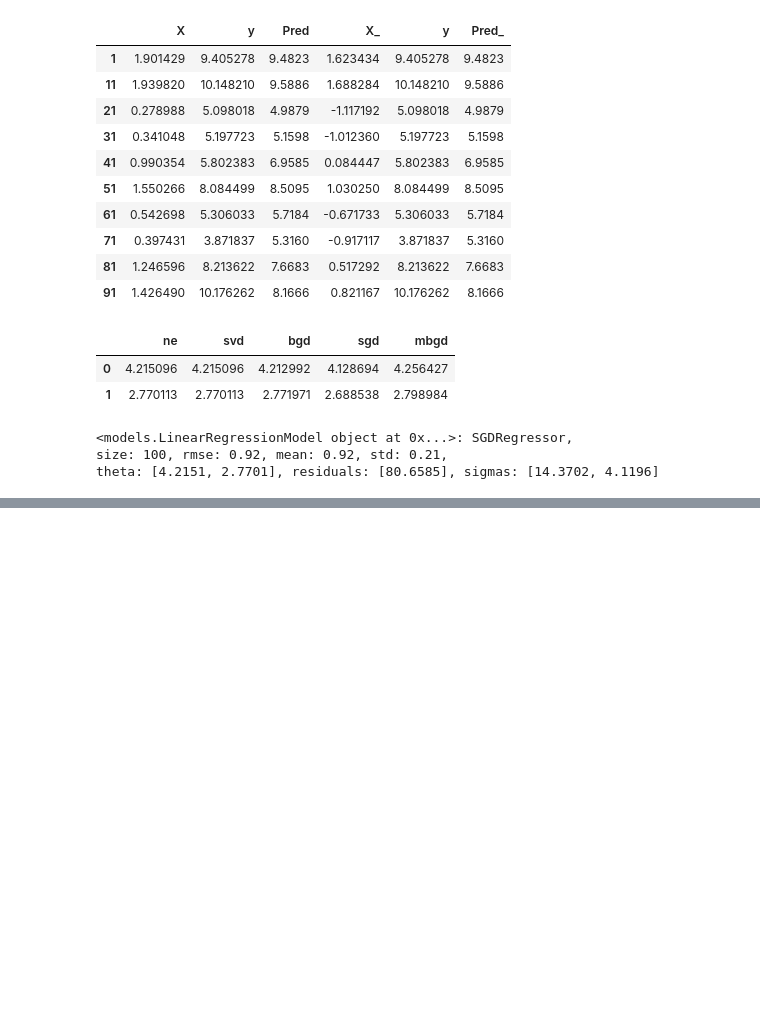
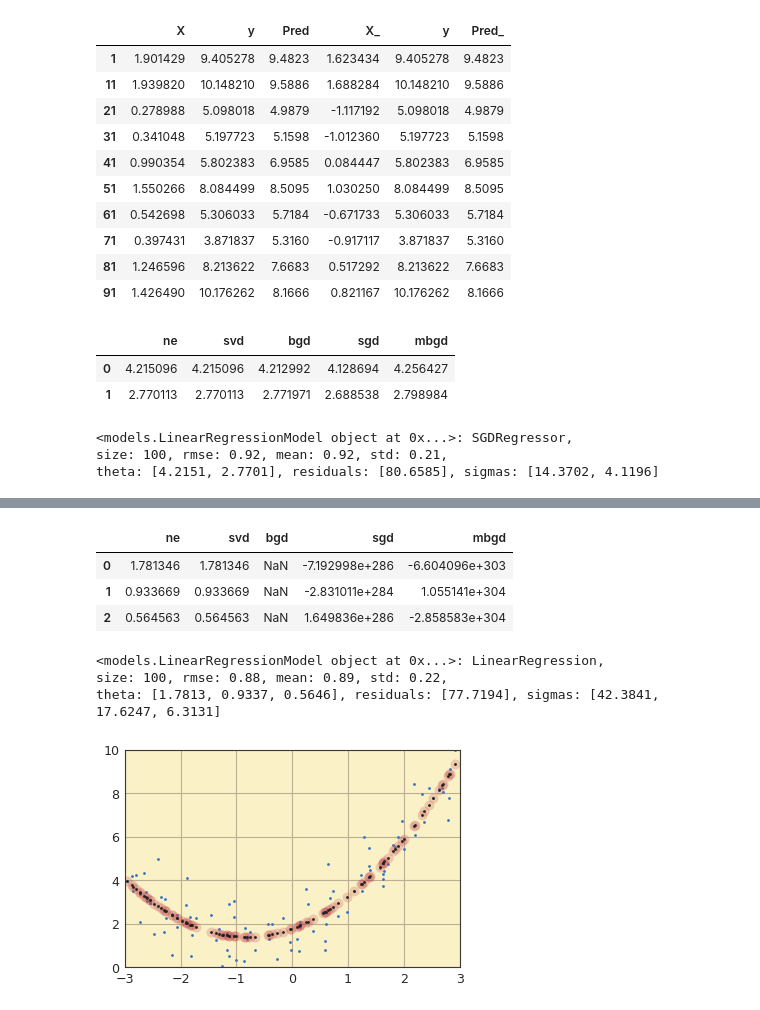
Before and after one commit to garcia-alex/ml-workflows, a Jupyter notebook: ch04.ipynb, the cells around one changed output, grey strips where cells are left out. Saved outputs shown, nothing was run; the diff lists cells and outputs as text; code cells hidden in the pictures; blank space fills up the shorter version.

Commit message:
bias decorator and polynomial regression

```diff
--- a/ch04.ipynb
+++ b/ch04.ipynb
@@ -135,0 +144,45 @@ plt.show()
+# %%
+poly = PolynomialFeatures(degree=2, include_bias=False)
+X_ = poly.fit_transform(X)
+
+theta_ne = linear_fit(X_, y, algo=METHOD_NE)
+theta_svd = linear_fit(X_, y, algo=METHOD_SVD)
+theta_bgd, path_bgd = linear_fit(X_, y, algo=METHOD_BGD, tolerance=0.001)
+theta_sgd, path_sgd = linear_fit(X_, y, algo=METHOD_SGD, epochs=50, lr=0.1)
+theta_mbgd, path_mbgd = linear_fit(X_, y, algo=METHOD_MBGD, batch=10)
+
+
+array = np.array([
+    theta_ne.flatten(),
+    theta_svd.flatten(),
+    theta_bgd.flatten(),
+    theta_sgd.flatten(),
+    theta_mbgd.flatten()
+]).T
+frame = pd.DataFrame(array)
+frame.columns = ['ne', 'svd', 'bgd', 'sgd', 'mbgd']
+frame
+# %% [output]
+|  | ne | svd | bgd | sgd | mbgd |
+| 0 | 1.781346 | 1.781346 | NaN | -7.192998e+286 | -6.604096e+303 |
+| 1 | 0.933669 | 0.933669 | NaN | -2.831011e+284 | 1.055141e+304 |
+| 2 | 0.564563 | 0.564563 | NaN | 1.649836e+286 | -2.858583e+304 |
+# %%
+y_ne = linear_predict(X_, theta_ne)
+y_svd = linear_predict(X_, theta_svd)
+
+lr = LinearRegressionModel(LinearRegression)
+lr.evaluate(X_, y)
+print(repr(lr))
+
+plt.plot(X, y, 'b.')
+plt.plot(X, lr.predictions, 'o', markersize=10, color='r', alpha=0.25, label='LR')
+plt.plot(X, y_ne, 'k.', label='NE/SVD')
+
+plt.axis([-3, 3, 0, 10])
+plt.show()
+# %% [output]
+<models.LinearRegressionModel object at 0x...>: LinearRegression,
+size: 100, rmse: 0.88, mean: 0.89, std: 0.22,
+theta: [1.7813, 0.9337, 0.5646], residuals: [77.7194], sigmas: [42.3841, 17.6247, 6.3131]
+[figure, added]
```
Also changed, not shown: parts of 7 cells of this notebook, 1 other file.
